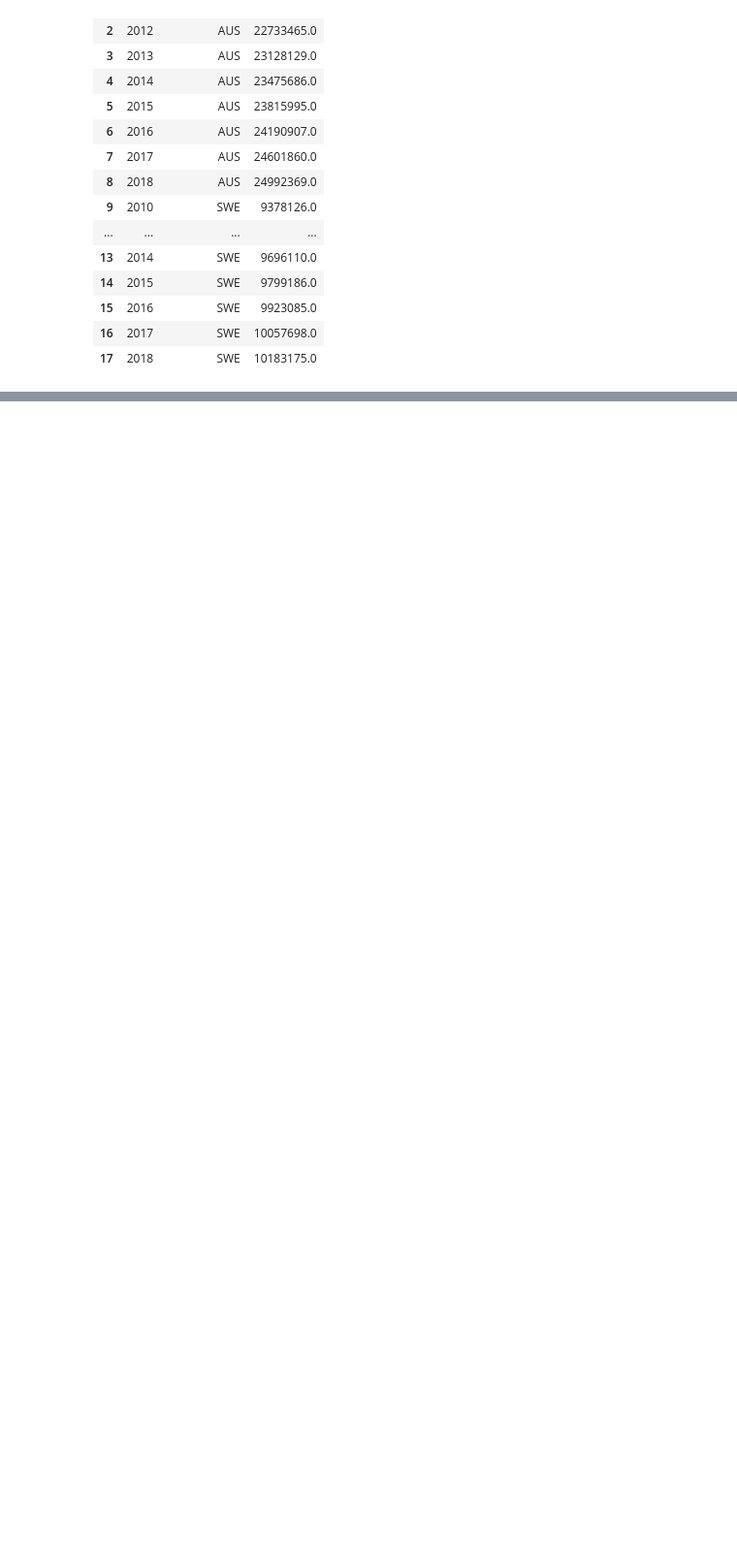
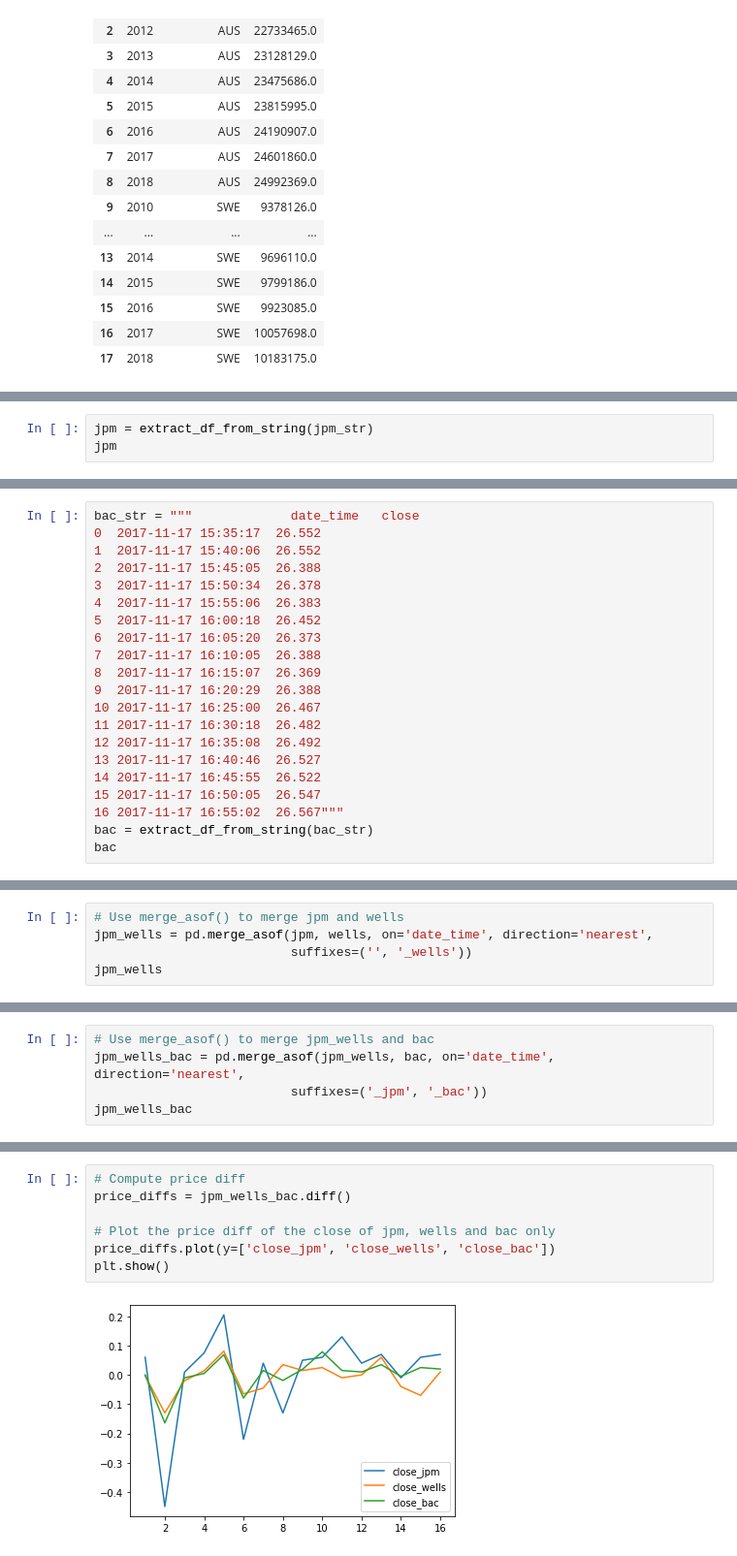
Before and after one commit to kbantoec/dsuc, a Jupyter notebook: joining_data_pandas/notebook.ipynb, the cells around one changed output, grey strips where cells are left out. Shown: that part at 97% size. Drawn from its saved outputs; the diff is of its cells as text; blank space fills up the shorter version.

```diff
--- a/joining_data_pandas/notebook.ipynb
+++ b/joining_data_pandas/notebook.ipynb
@@ -953,0 +993,3 @@ dtype('<M8[ns]')
+# %%
+jpm = extract_df_from_string(jpm_str)
+jpm
@@ -953,0 +1067,21 @@ dtype('<M8[ns]')
+# %%
+bac_str = """             date_time   close
+0  2017-11-17 15:35:17  26.552
+1  2017-11-17 15:40:06  26.552
+2  2017-11-17 15:45:05  26.388
+3  2017-11-17 15:50:34  26.378
+4  2017-11-17 15:55:06  26.383
+5  2017-11-17 16:00:18  26.452
+6  2017-11-17 16:05:20  26.373
+7  2017-11-17 16:10:05  26.388
+8  2017-11-17 16:15:07  26.369
+9  2017-11-17 16:20:29  26.388
+10 2017-11-17 16:25:00  26.467
+11 2017-11-17 16:30:18  26.482
+12 2017-11-17 16:35:08  26.492
+13 2017-11-17 16:40:46  26.527
+14 2017-11-17 16:45:55  26.522
+15 2017-11-17 16:50:05  26.547
+16 2017-11-17 16:55:02  26.567"""
+bac = extract_df_from_string(bac_str)
+bac
@@ -953,0 +1109,5 @@ dtype('<M8[ns]')
+# %%
+# Use merge_asof() to merge jpm and wells
+jpm_wells = pd.merge_asof(jpm, wells, on='date_time', direction='nearest',
+                          suffixes=('', '_wells'))
+jpm_wells
@@ -953,0 +1133,5 @@ dtype('<M8[ns]')
+# %%
+# Use merge_asof() to merge jpm_wells and bac
+jpm_wells_bac = pd.merge_asof(jpm_wells, bac, on='date_time', direction='nearest',
+                          suffixes=('_jpm', '_bac'))
+jpm_wells_bac
@@ -953,0 +1167,9 @@ dtype('<M8[ns]')
+# %%
+# Compute price diff
+price_diffs = jpm_wells_bac.diff()
+
+# Plot the price diff of the close of jpm, wells and bac only
+price_diffs.plot(y=['close_jpm', 'close_wells', 'close_bac'])
+plt.show()
+# %% [output]
+[figure, added]
```
Also changed, not shown: parts of 23 cells of this notebook, 2 other files.
